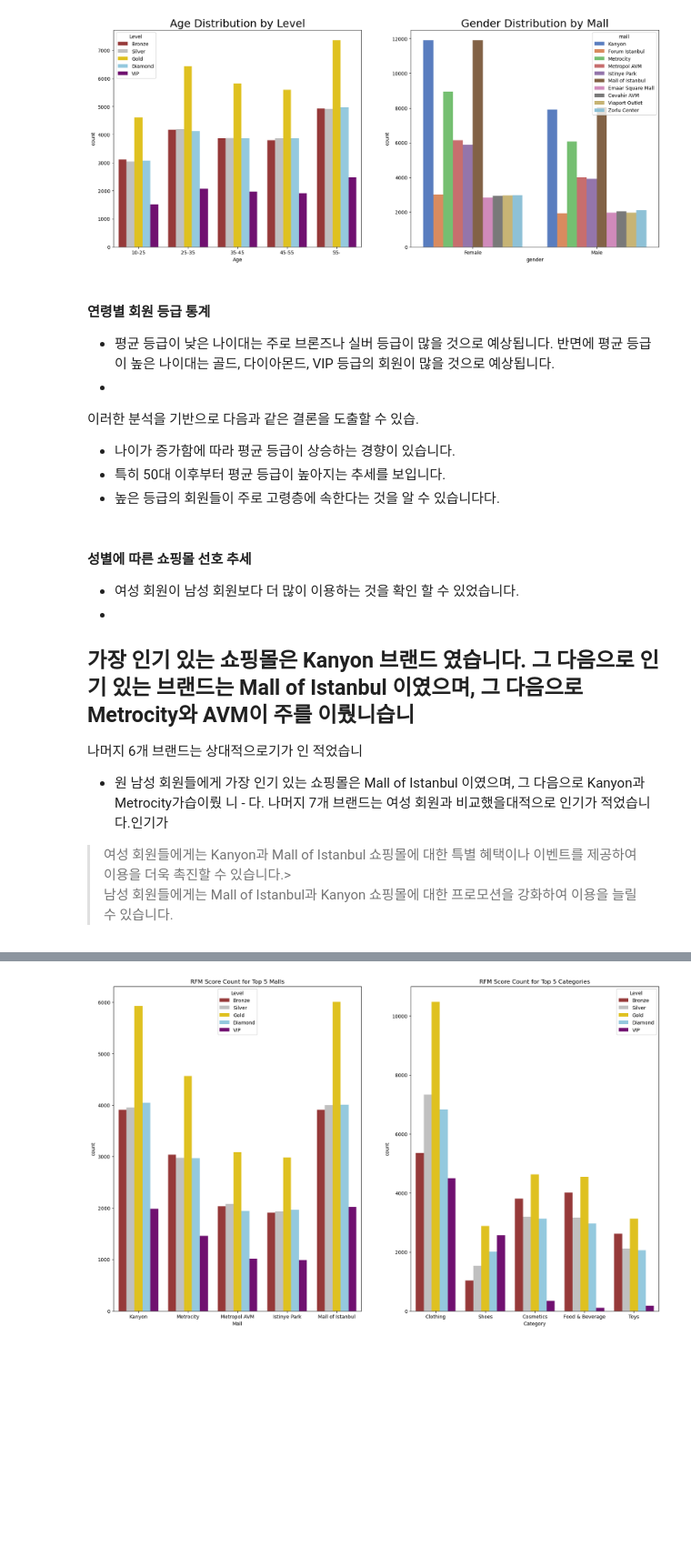
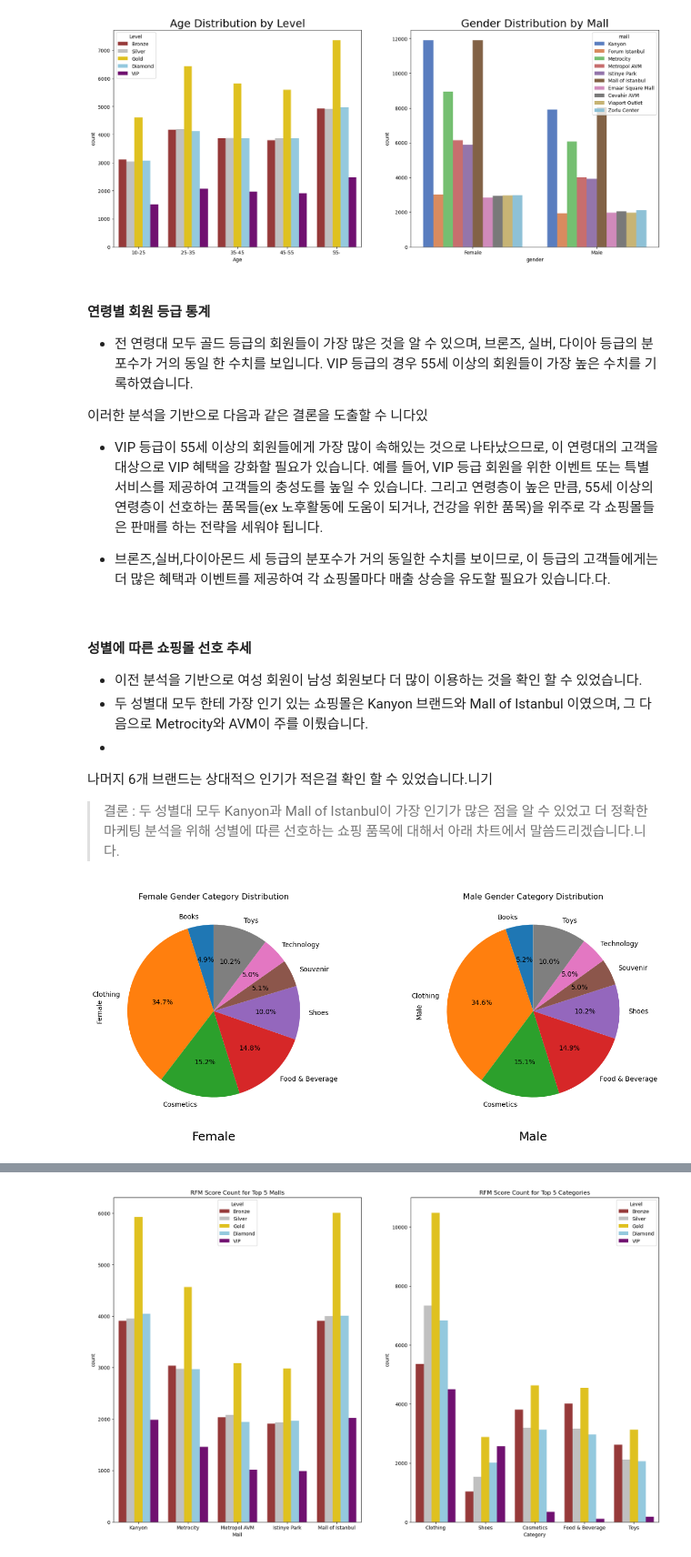
Before and after one commit to dosel70/data-analysis, a Jupyter notebook: d_rfm/d_RFM_task03.ipynb, the cells around one changed output, grey strips where cells are left out. Shown at 91% size. Drawn from its saved outputs; the diff is of its cells as text; code cells hidden in the pictures; blank space fills up the shorter version.

```diff
--- a/d_rfm/d_RFM_task03.ipynb
+++ b/d_rfm/d_RFM_task03.ipynb
@@ -664,24 +634,36 @@ plt.show()
 # %% [markdown]
 #### 연령별 회원 등급 통계
 
-- 평균 등급이 낮은 나이대는 주로 브론즈나 실버 등급이 많을 것으로 예상됩니다. 반면에 평균 등급이 높은 나이대는 골드, 다이아몬드, VIP 등급의 회원이 많을 것으로 예상됩니다.
--
-이러한 분석을 기반으로 다음과 같은 결론을 도출할 수 있습.
-- 나이가 증가함에 따라 평균 등급이 상승하는 경향이 있습니다.
-- 특히 50대 이후부터 평균 등급이 높아지는 추세를 보입니다.
-- 높은 등급의 회원들이 주로 고령층에 속한다는 것을 알 수 있습니다다.
+- 전 연령대 모두 골드 등급의 회원들이 가장 많은 것을 알 수 있으며, 브론즈, 실버, 다이아 등급의 분포수가 거의 동일 한 수치를 보입니다. VIP 등급의 경우 55세 이상의 회원들이 가장 높은 수치를 기록하였습니다.
+
+이러한 분석을 기반으로 다음과 같은 결론을 도출할 수 니다있
+- VIP 등급이 55세 이상의 회원들에게 가장 많이 속해있는 것으로 나타났으므로, 이 연령대의 고객을 대상으로 VIP  혜택을 강화할 필요가 있습니다. 예를 들어, VIP 등급 회원을 위한 이벤트 또는 특별 서비스를 제공하여 고객들의 충성도를 높일 수 있습니다. 그리고 연령층이 높은 만큼, 55세 이상의 연령층이 선호하는 품목들(ex 노후활동에 도움이 되거나, 건강을 위한 품목)을 위주로 각 쇼핑몰들은 판매를 하는 전략을 세워야 됩니다.
+
+-  브론즈,실버,다이아몬드 세 등급의 분포수가 거의 동일한 수치를 보이므로, 이 등급의 고객들에게는 더 많은 혜택과 이벤트를 제공하여 각 쇼핑몰마다 매출 상승을 유도할 필요가 있습니다.다.
 # %% [markdown]
 #### 성별에 따른 쇼핑몰 선호 추세
 
-- 여성 회원이 남성 회원보다 더 많이 이용하는 것을 확인 할 수 있었습니다.
+- 이전 분석을 기반으로 여성 회원이 남성 회원보다 더 많이 이용하는 것을 확인 할 수 있었습니다.
+- 두 성별대 모두 한테 가장 인기 있는 쇼핑몰은 Kanyon 브랜드와 Mall of Istanbul 이였으며, 그 다음으로 Metrocity와 AVM이 주를 이뤘습니다.
 -
-가장 인기 있는 쇼핑몰은 Kanyon 브랜드 였습니다. 그 다음으로 인기 있는 브랜드는 Mall of Istanbul 이였으며, 그 다음으로 Metrocity와 AVM이 주를 이뤘니습니
--
-나머지 6개 브랜드는 상대적으로기가 인 적었습니
-- 원
-남성 회원들에게 가장 인기 있는 쇼핑몰은 Mall of Istanbul 이였으며, 그 다음으로 Kanyon과 Metrocity가습이뤘
-니 - 다.
-나머지 7개 브랜드는 여성 회원과 비교했을대적으로 인기가 적었습니다.인기가
-
-> 여성 회원들에게는 Kanyon과 Mall of Istanbul 쇼핑몰에 대한 특별 혜택이나 이벤트를 제공하여 이용을 더욱 촉진할 수 있습니다.>
-남성 회원들에게는 Mall of Istanbul과 Kanyon 쇼핑몰에 대한 프로모션을 강화하여 이용을 늘릴 수 있습니다.
+나머지 6개 브랜드는 상대적으 인기가 적은걸 확인 할 수 있었습니다.니기
+> 결론 : 두 성별대 모두 Kanyon과 Mall of Istanbul이 가장 인기가 많은 점을 알 수 있었고 더 정확한 마케팅 분석을 위해 성별에 따른 선호하는 쇼핑 품목에 대해서 아래 차트에서 말씀드리겠습니다.니다.
+# %%
+# 등급별 선호하는 쇼핑물품 을 추출
+grouped_gender_category = cs_rfm_df.groupby(['gender', 'category']).size().unstack(fill_value=0)
+
+# 그래프 크기 설정
+plt.figure(figsize=(20, 10))
+
+# 등급별 파이 차트 생성
+for i, gender in enumerate(grouped_gender_category.index):
+    plt.subplot(2, 3, i+1)
+    grouped_gender_category.loc[gender].plot(kind='pie', autopct='%1.1f%%', startangle=90)
+    plt.title(f'{gender} Gender Category Distribution')
+    plt.text(0, -1.5, gender, fontsize=18, ha='center')
+
+# 그래프 표시
+plt.tight_layout()
+plt.show()
+# %% [output]
+[figure, added]
```
Also changed, not shown: parts of 10 cells of this notebook, 5 other files.
